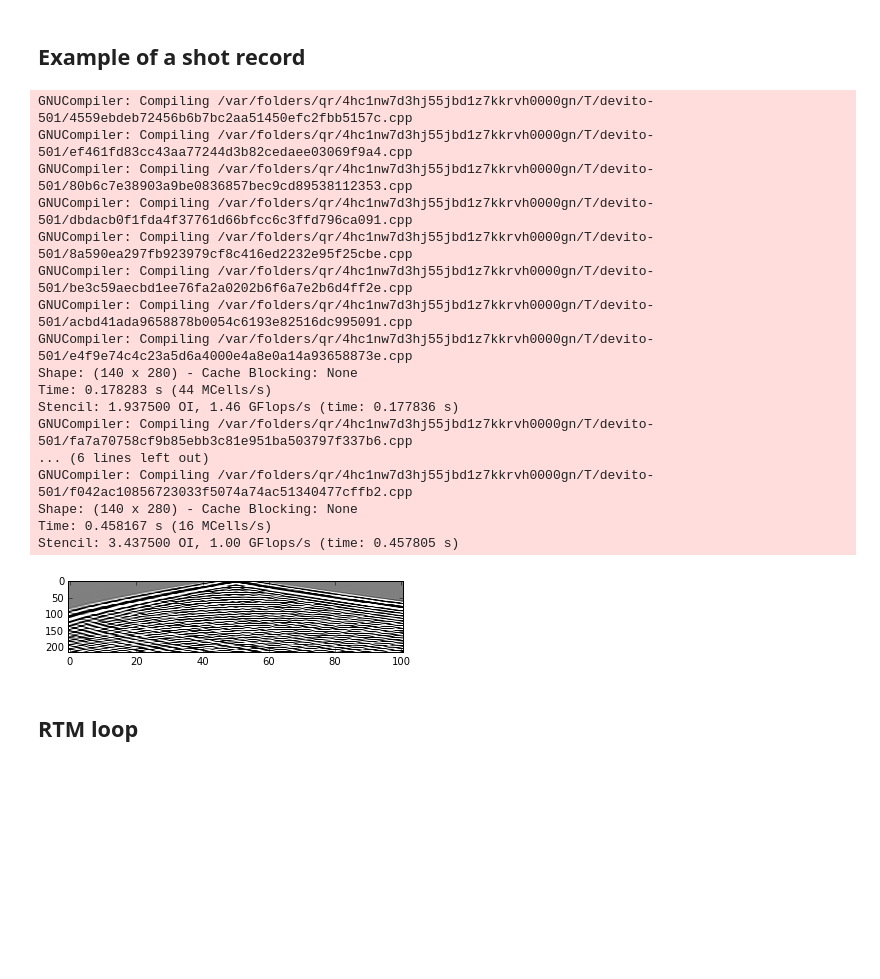
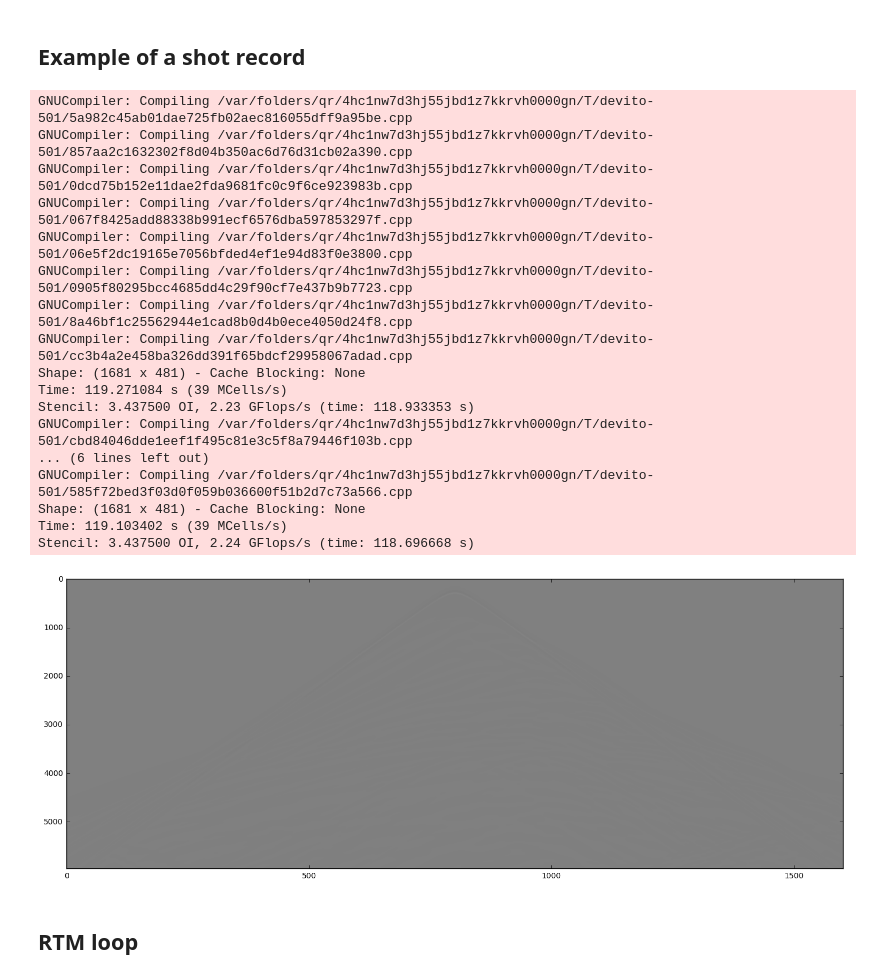
Before and after one commit to xiaocenxiaocen/devito, a Jupyter notebook: examples/acoustic/RTM_ipyparallel.ipynb, the cells around one changed output. Drawn from its saved outputs; the diff is of its cells as text; code cells hidden in the pictures; blank space fills up the shorter version.

```diff
--- a/examples/acoustic/RTM_ipyparallel.ipynb
+++ b/examples/acoustic/RTM_ipyparallel.ipynb
@@ -13,10 +13,14 @@ with dview.sync_imports():
     from examples.acoustic import demo_toolkit
     from examples.acoustic.Acoustic_codegen import Acoustic_cg
 
-# Plotting modules.
+# Setup figure size
+%matplotlib inline
+
 import matplotlib.pyplot as plt
-from matplotlib import cm
-%matplotlib inline
+fig_size = [0, 0]
+fig_size[0] = 18
+fig_size[1] = 13
+plt.rcParams["figure.figsize"] = fig_size
 # %% [output]
 importing sys on engine(s)
 importing numpy on engine(s)
@@ -25,5 +29,7 @@ importing Acoustic_cg from examples.acoustic.Acoustic_codegen on engine(s)
 # %% [markdown]
 ## Load synthetic velocity model.
 # %%
-demo = demo_toolkit.small_phantoms2D()
+demo = demo_toolkit.marmousi2D()
 model = demo.get_true_model()
+
+demo.plot_velocity(model.vp)
@@ -54,36 +49,33 @@ plt.show()
 # %%
 # %%snakeviz
 data, rec = demo.get_shot(50)
 
 # Create acoustic modelling kernel.
 Acoustic = Acoustic_cg(model0, data, t_order=2, s_order=10)
 
 # Execute acoustic forward model.
 rec0, u, gflopss, oi, timings = Acoustic.Forward(save=False, cse=True)
 
-# Show the shot record at the receivers.
-fig3 = plt.figure()
-l = plt.imshow(rec0, vmin=-.1, vmax=.1, aspect=.1, cmap=cm.gray)
-plt.show()
+demo.plot_record(rec0)
 # %% [output]
-GNUCompiler: Compiling /var/folders/qr/4hc1nw7d3hj55jbd1z7kkrvh0000gn/T/devito-501/4559ebdeb72456b6b7bc2aa51450efc2fbb5157c.cpp
-GNUCompiler: Compiling /var/folders/qr/4hc1nw7d3hj55jbd1z7kkrvh0000gn/T/devito-501/ef461fd83cc43aa77244d3b82cedaee03069f9a4.cpp
-GNUCompiler: Compiling /var/folders/qr/4hc1nw7d3hj55jbd1z7kkrvh0000gn/T/devito-501/80b6c7e38903a9be0836857bec9cd89538112353.cpp
-GNUCompiler: Compiling /var/folders/qr/4hc1nw7d3hj55jbd1z7kkrvh0000gn/T/devito-501/dbdacb0f1fda4f37761d66bfcc6c3ffd796ca091.cpp
-GNUCompiler: Compiling /var/folders/qr/4hc1nw7d3hj55jbd1z7kkrvh0000gn/T/devito-501/8a590ea297fb923979cf8c416ed2232e95f25cbe.cpp
-GNUCompiler: Compiling /var/folders/qr/4hc1nw7d3hj55jbd1z7kkrvh0000gn/T/devito-501/be3c59aecbd1ee76fa2a0202b6f6a7e2b6d4ff2e.cpp
-GNUCompiler: Compiling /var/folders/qr/4hc1nw7d3hj55jbd1z7kkrvh0000gn/T/devito-501/acbd41ada9658878b0054c6193e82516dc995091.cpp
-GNUCompiler: Compiling /var/folders/qr/4hc1nw7d3hj55jbd1z7kkrvh0000gn/T/devito-501/e4f9e74c4c23a5d6a4000e4a8e0a14a93658873e.cpp
-Shape: (140 x 280) - Cache Blocking: None
-Time: 0.178283 s (44 MCells/s)
-Stencil: 1.937500 OI, 1.46 GFlops/s (time: 0.177836 s)
-GNUCompiler: Compiling /var/folders/qr/4hc1nw7d3hj55jbd1z7kkrvh0000gn/T/devito-501/fa7a70758cf9b85ebb3c81e951ba503797f337b6.cpp
+GNUCompiler: Compiling /var/folders/qr/4hc1nw7d3hj55jbd1z7kkrvh0000gn/T/devito-501/5a982c45ab01dae725fb02aec816055dff9a95be.cpp
+GNUCompiler: Compiling /var/folders/qr/4hc1nw7d3hj55jbd1z7kkrvh0000gn/T/devito-501/857aa2c1632302f8d04b350ac6d76d31cb02a390.cpp
+GNUCompiler: Compiling /var/folders/qr/4hc1nw7d3hj55jbd1z7kkrvh0000gn/T/devito-501/0dcd75b152e11dae2fda9681fc0c9f6ce923983b.cpp
+GNUCompiler: Compiling /var/folders/qr/4hc1nw7d3hj55jbd1z7kkrvh0000gn/T/devito-501/067f8425add88338b991ecf6576dba597853297f.cpp
+GNUCompiler: Compiling /var/folders/qr/4hc1nw7d3hj55jbd1z7kkrvh0000gn/T/devito-501/06e5f2dc19165e7056bfded4ef1e94d83f0e3800.cpp
+GNUCompiler: Compiling /var/folders/qr/4hc1nw7d3hj55jbd1z7kkrvh0000gn/T/devito-501/0905f80295bcc4685dd4c29f90cf7e437b9b7723.cpp
+GNUCompiler: Compiling /var/folders/qr/4hc1nw7d3hj55jbd1z7kkrvh0000gn/T/devito-501/8a46bf1c25562944e1cad8b0d4b0ece4050d24f8.cpp
+GNUCompiler: Compiling /var/folders/qr/4hc1nw7d3hj55jbd1z7kkrvh0000gn/T/devito-501/cc3b4a2e458ba326dd391f65bdcf29958067adad.cpp
+Shape: (1681 x 481) - Cache Blocking: None
+Time: 119.271084 s (39 MCells/s)
+Stencil: 3.437500 OI, 2.23 GFlops/s (time: 118.933353 s)
+GNUCompiler: Compiling /var/folders/qr/4hc1nw7d3hj55jbd1z7kkrvh0000gn/T/devito-501/cbd84046dde1eef1f495c81e3c5f8a79446f103b.cpp
 ... (6 lines left out)
-GNUCompiler: Compiling /var/folders/qr/4hc1nw7d3hj55jbd1z7kkrvh0000gn/T/devito-501/f042ac10856723033f5074a74ac51340477cffb2.cpp
-Shape: (140 x 280) - Cache Blocking: None
-Time: 0.458167 s (16 MCells/s)
-Stencil: 3.437500 OI, 1.00 GFlops/s (time: 0.457805 s)
+GNUCompiler: Compiling /var/folders/qr/4hc1nw7d3hj55jbd1z7kkrvh0000gn/T/devito-501/585f72bed3f03d0f059b036600f51b2d7c73a566.cpp
+Shape: (1681 x 481) - Cache Blocking: None
+Time: 119.103402 s (39 MCells/s)
+Stencil: 3.437500 OI, 2.24 GFlops/s (time: 118.696668 s)
-[figure, old version]
+[figure, new version]
 # %% [markdown]
 ## RTM loop
 # %%
```
Also changed, not shown: parts of 6 cells of this notebook, 1 other file.
